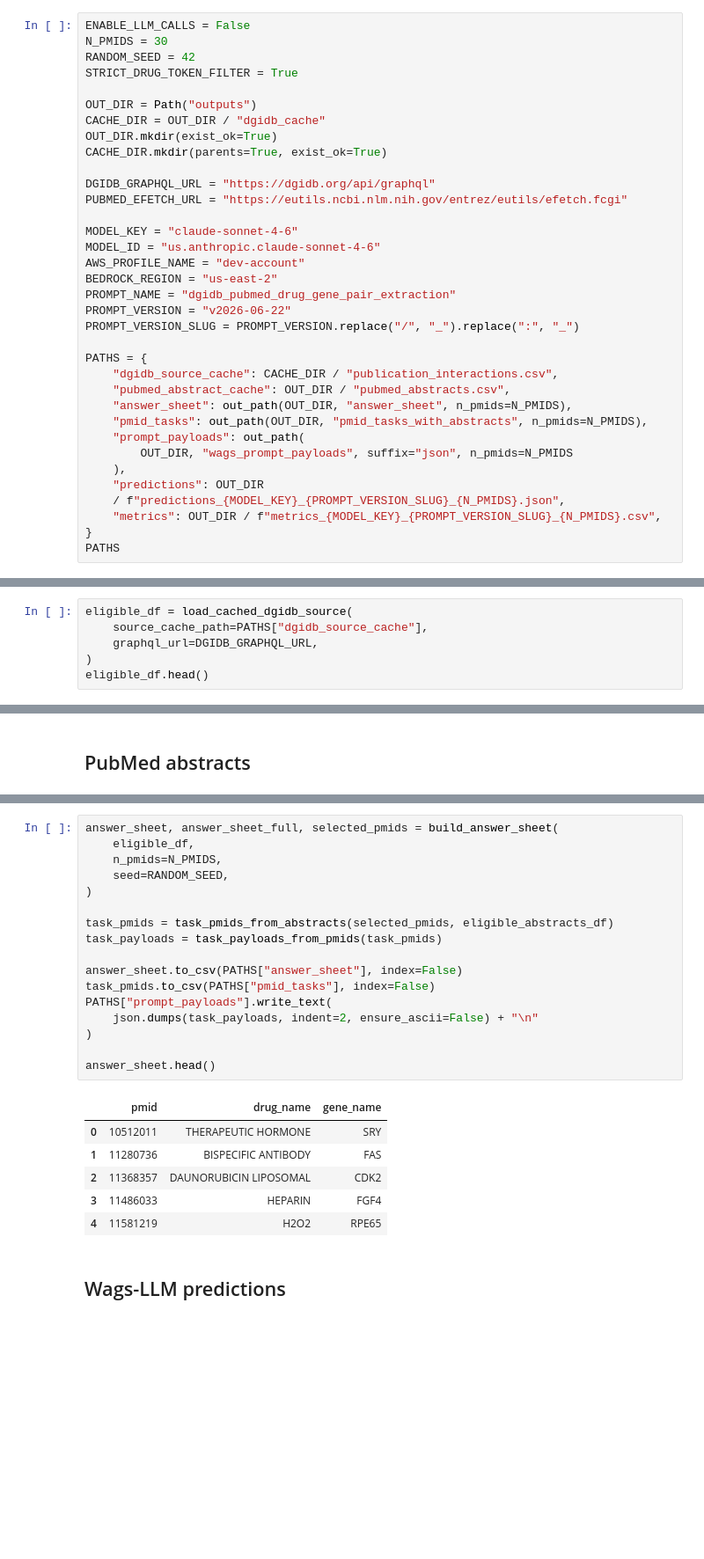
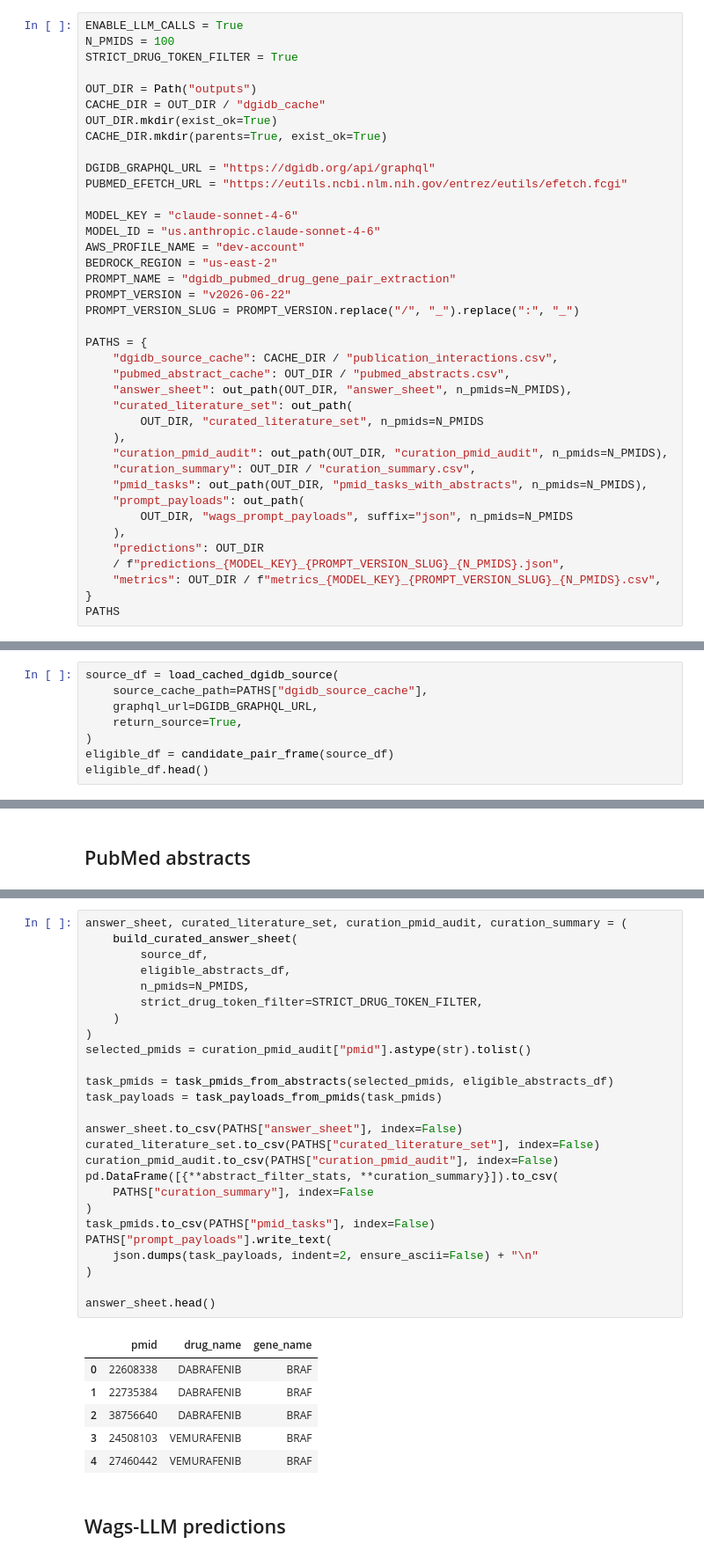
Before and after one commit to dgidb/dgiLIT, a Jupyter notebook: research/notebooks/evaluation/evaluation.ipynb, the cells around one changed output, grey strips where cells are left out. Shown at 88% size. Cells and saved outputs as stored; diff of their text form; blank space fills up the shorter version.

Commit message:
feat: curation code

```diff
--- a/research/notebooks/evaluation/evaluation.ipynb
+++ b/research/notebooks/evaluation/evaluation.ipynb
@@ -18,9 +19,8 @@ from scoring import score_predictions
 from utils import out_path
 from wags import prediction_status_frame, run_wags_predictions, save_predictions
 # %%
-ENABLE_LLM_CALLS = False
-N_PMIDS = 30
-RANDOM_SEED = 42
+ENABLE_LLM_CALLS = True
+N_PMIDS = 100
 STRICT_DRUG_TOKEN_FILTER = True
 
 OUT_DIR = Path("outputs")
@@ -43,6 +43,11 @@ PATHS = {
     "dgidb_source_cache": CACHE_DIR / "publication_interactions.csv",
     "pubmed_abstract_cache": OUT_DIR / "pubmed_abstracts.csv",
     "answer_sheet": out_path(OUT_DIR, "answer_sheet", n_pmids=N_PMIDS),
+    "curated_literature_set": out_path(
+        OUT_DIR, "curated_literature_set", n_pmids=N_PMIDS
+    ),
+    "curation_pmid_audit": out_path(OUT_DIR, "curation_pmid_audit", n_pmids=N_PMIDS),
+    "curation_summary": OUT_DIR / "curation_summary.csv",
     "pmid_tasks": out_path(OUT_DIR, "pmid_tasks_with_abstracts", n_pmids=N_PMIDS),
     "prompt_payloads": out_path(
         OUT_DIR, "wags_prompt_payloads", suffix="json", n_pmids=N_PMIDS
@@ -63,10 +71,12 @@ PATHS
 # %% [markdown]
 ## DGIdb candidate pairs
 # %%
-eligible_df = load_cached_dgidb_source(
+source_df = load_cached_dgidb_source(
     source_cache_path=PATHS["dgidb_source_cache"],
     graphql_url=DGIDB_GRAPHQL_URL,
+    return_source=True,
 )
+eligible_df = candidate_pair_frame(source_df)
 eligible_df.head()
 # %% [output]
 |  | pmid | drug_name | gene_name |
@@ -101,27 +111,36 @@ pd.DataFrame([abstract_filter_stats])
 # %%
-answer_sheet, answer_sheet_full, selected_pmids = build_answer_sheet(
-    eligible_df,
-    n_pmids=N_PMIDS,
-    seed=RANDOM_SEED,
+answer_sheet, curated_literature_set, curation_pmid_audit, curation_summary = (
+    build_curated_answer_sheet(
+        source_df,
+        eligible_abstracts_df,
+        n_pmids=N_PMIDS,
+        strict_drug_token_filter=STRICT_DRUG_TOKEN_FILTER,
+    )
 )
+selected_pmids = curation_pmid_audit["pmid"].astype(str).tolist()
 
 task_pmids = task_pmids_from_abstracts(selected_pmids, eligible_abstracts_df)
 task_payloads = task_payloads_from_pmids(task_pmids)
 
 answer_sheet.to_csv(PATHS["answer_sheet"], index=False)
+curated_literature_set.to_csv(PATHS["curated_literature_set"], index=False)
+curation_pmid_audit.to_csv(PATHS["curation_pmid_audit"], index=False)
+pd.DataFrame([{**abstract_filter_stats, **curation_summary}]).to_csv(
+    PATHS["curation_summary"], index=False
+)
 task_pmids.to_csv(PATHS["pmid_tasks"], index=False)
 PATHS["prompt_payloads"].write_text(
     json.dumps(task_payloads, indent=2, ensure_ascii=False) + "\n"
 )
 
 answer_sheet.head()
 # %% [output]
 |  | pmid | drug_name | gene_name |
-| 0 | 10512011 | THERAPEUTIC HORMONE | SRY |
-| 1 | 11280736 | BISPECIFIC ANTIBODY | FAS |
-| 2 | 11368357 | DAUNORUBICIN LIPOSOMAL | CDK2 |
-| 3 | 11486033 | HEPARIN | FGF4 |
-| 4 | 11581219 | H2O2 | RPE65 |
+| 0 | 22608338 | DABRAFENIB | BRAF |
+| 1 | 22735384 | DABRAFENIB | BRAF |
+| 2 | 38756640 | DABRAFENIB | BRAF |
+| 3 | 24508103 | VEMURAFENIB | BRAF |
+| 4 | 27460442 | VEMURAFENIB | BRAF |
 # %% [markdown]
 ## Wags-LLM predictions
 # %%
```
Also changed, not shown: parts of 8 cells of this notebook, 2 other files.
